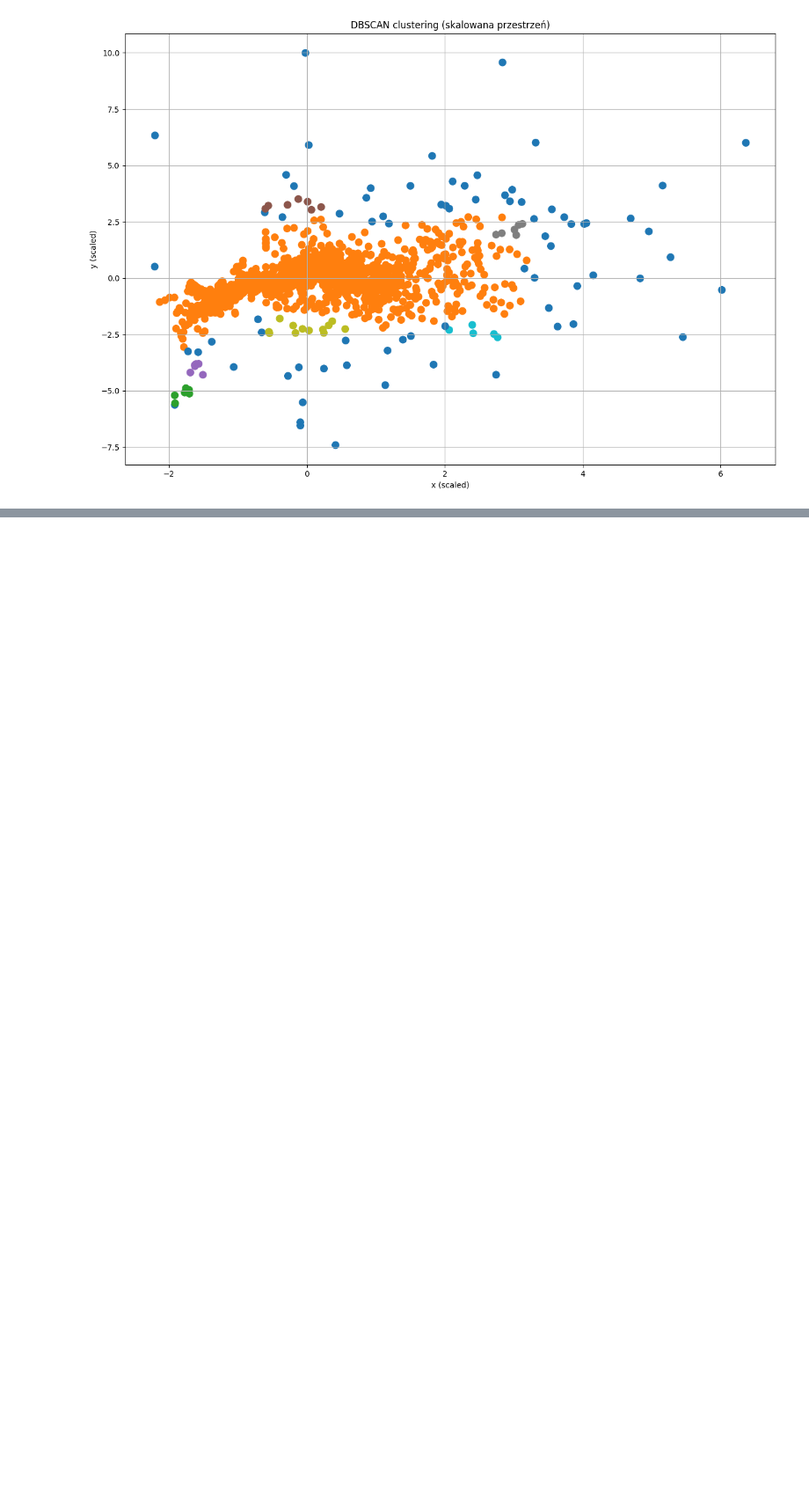
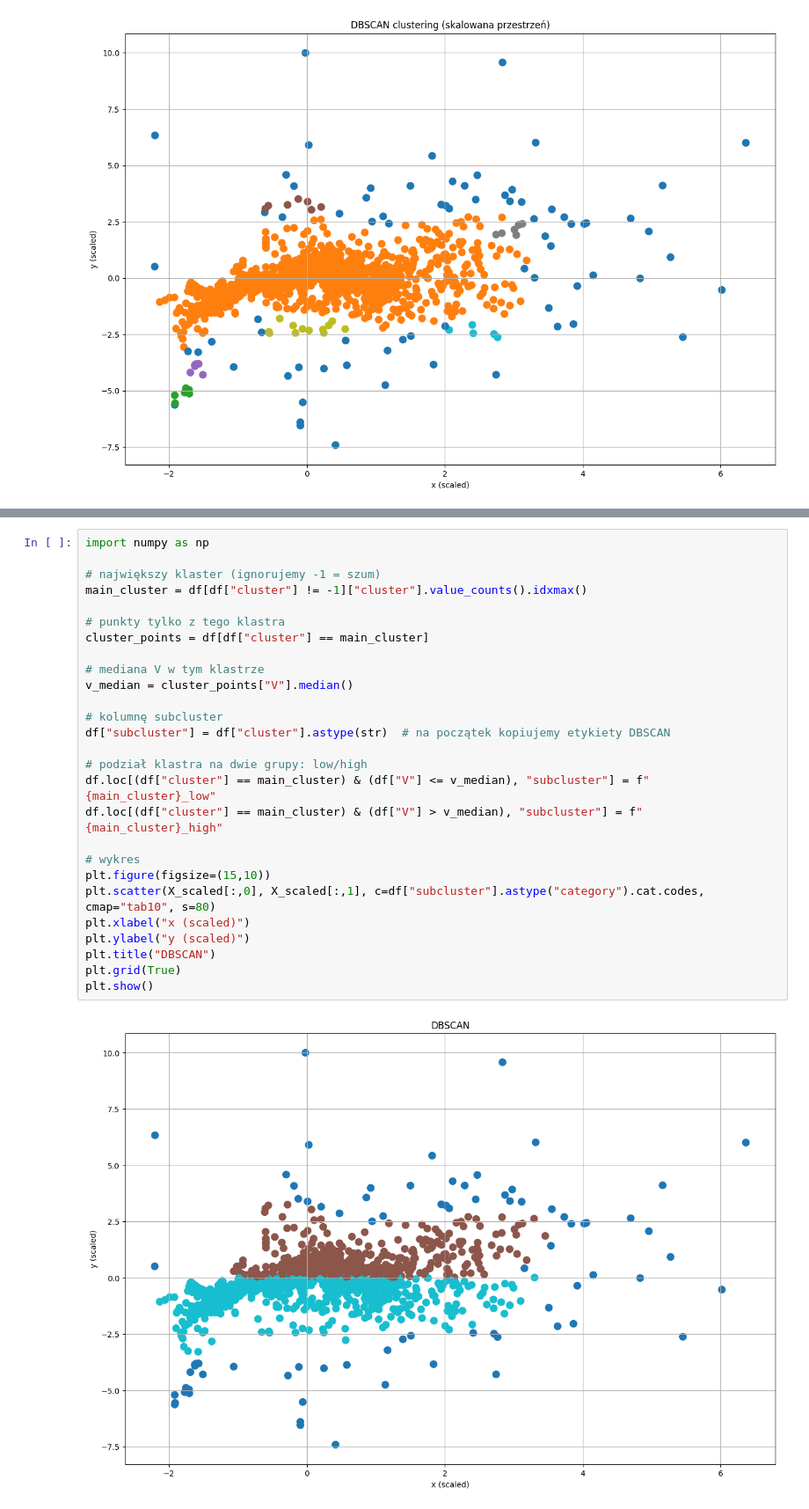
Before and after one commit to redrosesarecool/staz, a Jupyter notebook: krzywa_rotacji.ipynb, the cells around one changed output, grey strips where cells are left out. Shown at 88% size. Saved outputs shown, nothing was run; the diff lists cells and outputs as text; blank space fills up the shorter version.

```diff
--- a/krzywa_rotacji.ipynb
+++ b/krzywa_rotacji.ipynb
@@ -126,0 +153,29 @@ plt.show()
+# %%
+import numpy as np
+
+# największy klaster (ignorujemy -1 = szum)
+main_cluster = df[df["cluster"] != -1]["cluster"].value_counts().idxmax()
+
+# punkty tylko z tego klastra
+cluster_points = df[df["cluster"] == main_cluster]
+
+# mediana V w tym klastrze
+v_median = cluster_points["V"].median()
+
+# kolumnę subcluster
+df["subcluster"] = df["cluster"].astype(str)  # na początek kopiujemy etykiety DBSCAN
+
+# podział klastra na dwie grupy: low/high
+df.loc[(df["cluster"] == main_cluster) & (df["V"] <= v_median), "subcluster"] = f"{main_cluster}_low"
+df.loc[(df["cluster"] == main_cluster) & (df["V"] > v_median), "subcluster"] = f"{main_cluster}_high"
+
+# wykres
+plt.figure(figsize=(15,10))
+plt.scatter(X_scaled[:,0], X_scaled[:,1], c=df["subcluster"].astype("category").cat.codes, cmap="tab10", s=80)
+plt.xlabel("x (scaled)")
+plt.ylabel("y (scaled)")
+plt.title("DBSCAN")
+plt.grid(True)
+plt.show()
+# %% [output]
+[figure, added]
```
Also changed, not shown: parts of 1 cell of this notebook.
